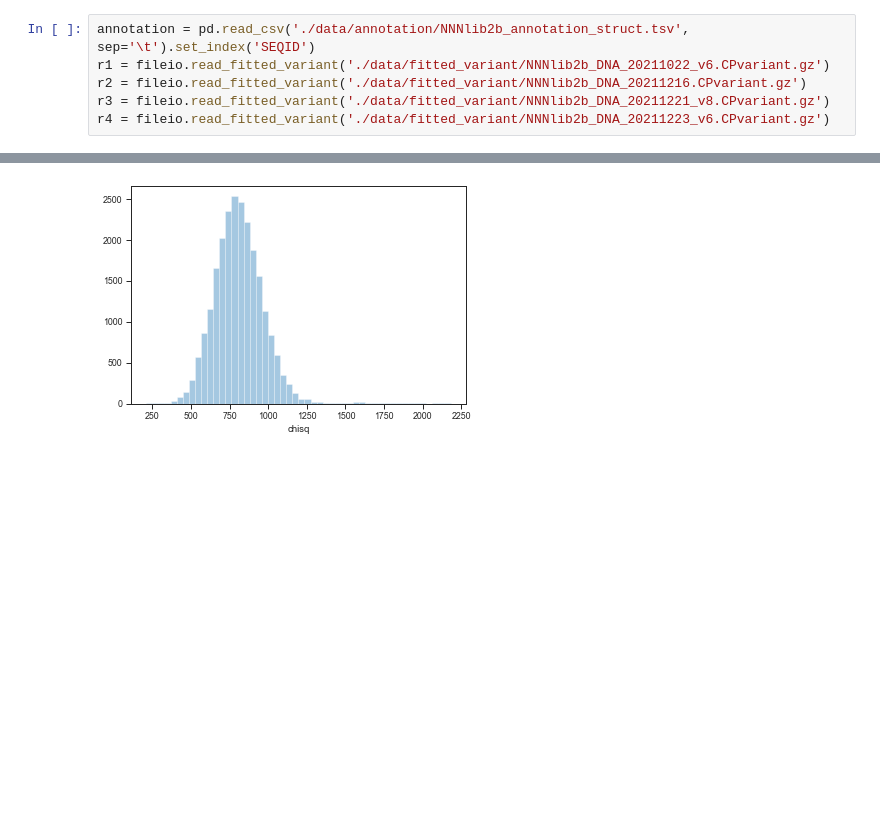
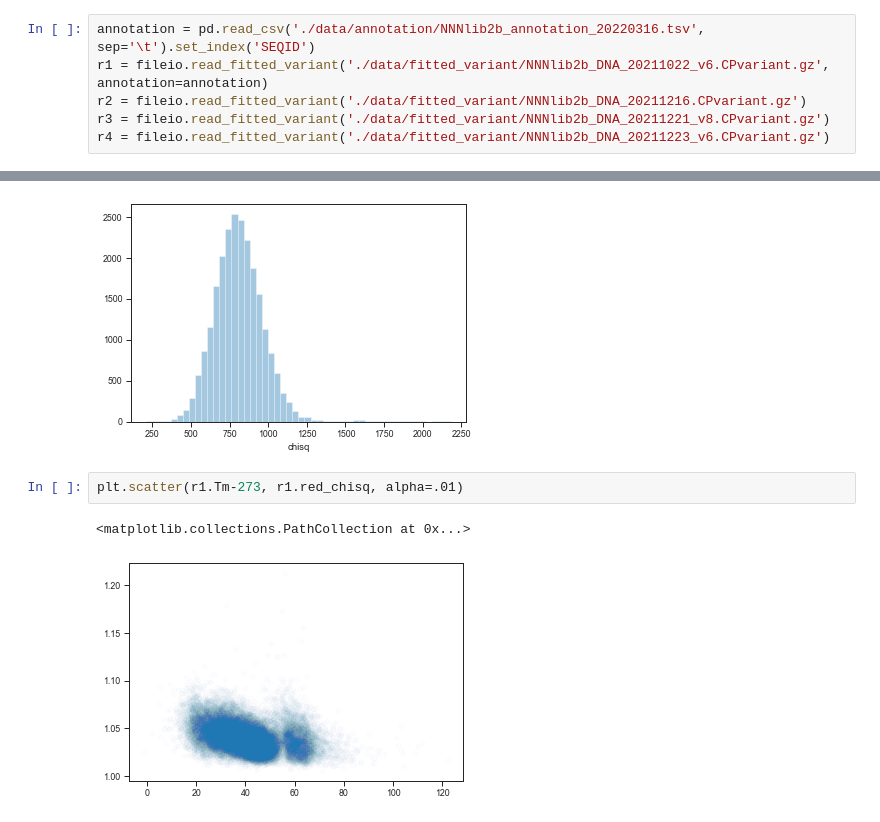
Before and after one commit to keyuxi/nnn_analysis, a Jupyter notebook: 220309_Tm-dH_analysis.ipynb, the cells around one changed output, grey strips where cells are left out. Cells and saved outputs as stored; diff of their text form; blank space fills up the shorter version.

```diff
--- a/220309_Tm-dH_analysis.ipynb
+++ b/220309_Tm-dH_analysis.ipynb
@@ -27,6 +26,6 @@ from sklearn.metrics import r2_score
 # %%
-annotation = pd.read_csv('./data/annotation/NNNlib2b_annotation_struct.tsv', sep='\t').set_index('SEQID')
-r1 = fileio.read_fitted_variant('./data/fitted_variant/NNNlib2b_DNA_20211022_v6.CPvariant.gz')
+annotation = pd.read_csv('./data/annotation/NNNlib2b_annotation_20220316.tsv', sep='\t').set_index('SEQID')
+r1 = fileio.read_fitted_variant('./data/fitted_variant/NNNlib2b_DNA_20211022_v6.CPvariant.gz', annotation=annotation)
 r2 = fileio.read_fitted_variant('./data/fitted_variant/NNNlib2b_DNA_20211216.CPvariant.gz')
 r3 = fileio.read_fitted_variant('./data/fitted_variant/NNNlib2b_DNA_20211221_v8.CPvariant.gz')
 r4 = fileio.read_fitted_variant('./data/fitted_variant/NNNlib2b_DNA_20211223_v6.CPvariant.gz')
@@ -144,3 +127,8 @@ sns.distplot(r4.chisq, kde=False)
 # %% [output]
 <AxesSubplot:xlabel='chisq'>
 [figure]
+# %%
+plt.scatter(r1.Tm-273, r1.red_chisq, alpha=.01)
+# %% [output]
+<matplotlib.collections.PathCollection at 0x...>
+[figure, added]
```
Also changed, not shown: parts of 58 cells of this notebook, 8 other files.
